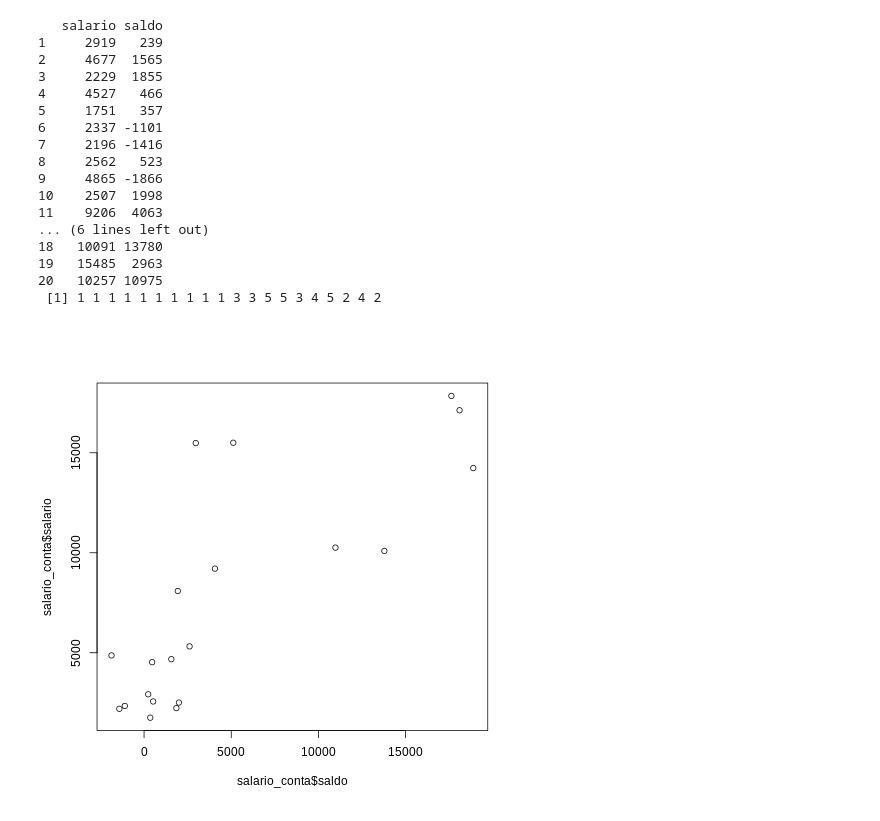
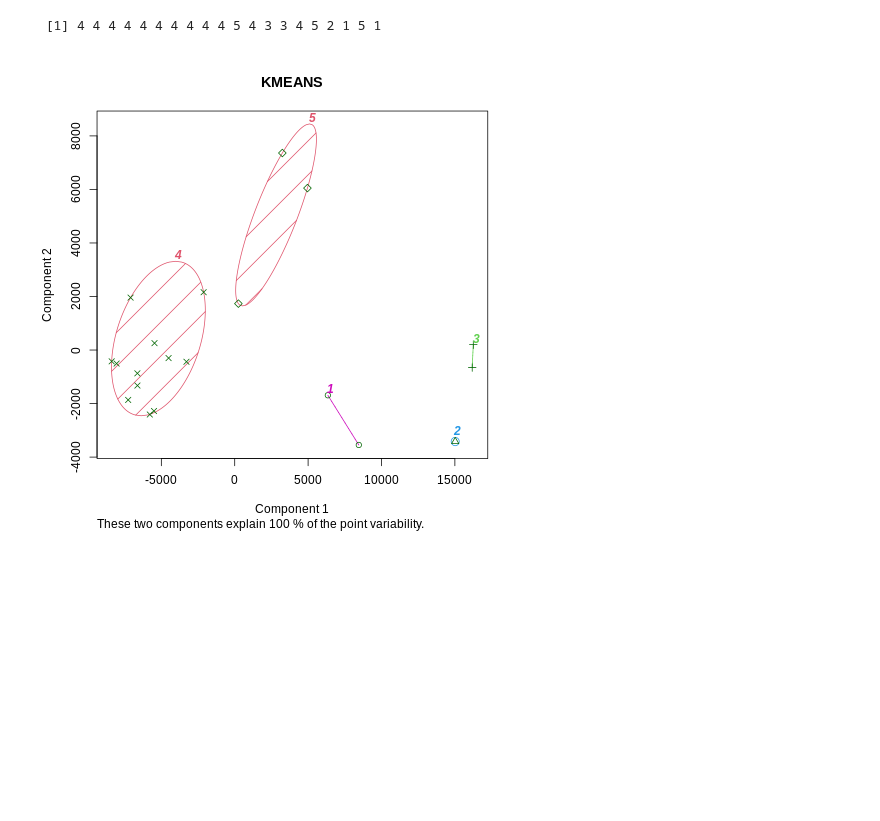
Before and after one commit to lcbjrrr/quant, a Jupyter notebook: IA_R_Assoc_Clust_KMeans.ipynb, the cells around one changed output. Cells and saved outputs as stored; diff of their text form; code cells hidden in the pictures; blank space fills up the shorter version.

```diff
--- a/IA_R_Assoc_Clust_KMeans.ipynb
+++ b/IA_R_Assoc_Clust_KMeans.ipynb
@@ -39,29 +42,8 @@ salario_conta
 # %%
 %%R
-salario_conta <- read.csv('https://raw.githubusercontent.com/lcbjrrr/data/main/salario_conta%20.csv')
-print(salario_conta)
-plot(salario_conta$salario ~ salario_conta$saldo)
-
+k <- kmeans(x = salario_conta,centers = 5)
 print(k$cluster)
-
-k <- kmeans(x = salario_conta,centers = 5)
 clusplot(x = salario_conta, clus = k$cluster, color = T, shade = T, labels = 5, lines = 0,main = "KMEANS")
 # %% [output]
-   salario saldo
-1     2919   239
-2     4677  1565
-3     2229  1855
-4     4527   466
-5     1751   357
-6     2337 -1101
-7     2196 -1416
-8     2562   523
-9     4865 -1866
-10    2507  1998
-11    9206  4063
-... (6 lines left out)
-18   10091 13780
-19   15485  2963
-20   10257 10975
- [1] 1 1 1 1 1 1 1 1 1 1 3 3 5 5 3 4 5 2 4 2
+ [1] 4 4 4 4 4 4 4 4 4 4 5 4 3 3 4 5 2 1 5 1
-[figure, old version]
+[figure, new version]
```
Also changed, not shown: parts of 8 cells of this notebook.
